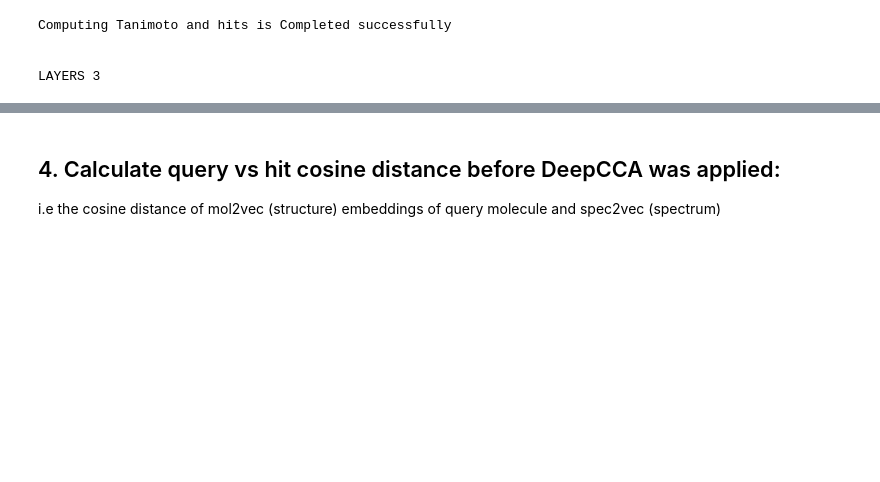
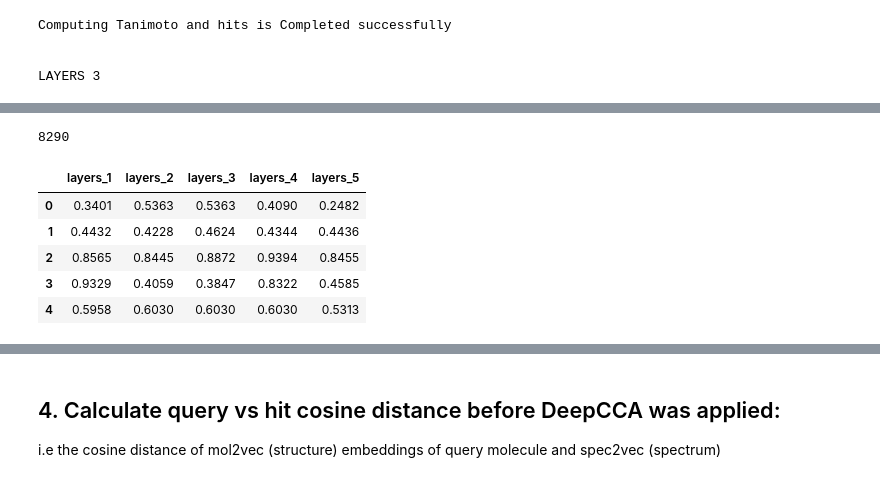
Before and after one commit to LukaLmelias/DeepCCA_thesis, a Jupyter notebook: spectra_structure_prediction.ipynb, the cells around one changed output, grey strips where cells are left out. Drawn from its saved outputs; the diff is of its cells as text; code cells hidden in the pictures; blank space fills up the shorter version.

```diff
--- a/spectra_structure_prediction.ipynb
+++ b/spectra_structure_prediction.ipynb
@@ -669,0 +688,19 @@ LAYERS 3
+# %%
+len(layers_tanis[3])
+# %% [output]
+8290
+# %%
+layers_df = pd.DataFrame({'layers_1':layers_tanis[0],
+                       'layers_2':layers_tanis[1],
+                       'layers_3':layers_tanis[2],
+                       'layers_4':layers_tanis[3],
+                       'layers_5':layers_tanis[4],
+                         })
+layers_df.head(5)
+# %% [output]
+|  | layers_1 | layers_2 | layers_3 | layers_4 | layers_5 |
+| 0 | 0.3401 | 0.5363 | 0.5363 | 0.4090 | 0.2482 |
+| 1 | 0.4432 | 0.4228 | 0.4624 | 0.4344 | 0.4436 |
+| 2 | 0.8565 | 0.8445 | 0.8872 | 0.9394 | 0.8455 |
+| 3 | 0.9329 | 0.4059 | 0.3847 | 0.8322 | 0.4585 |
+| 4 | 0.5958 | 0.6030 | 0.6030 | 0.6030 | 0.5313 |
```
Also changed, not shown: parts of 4 cells of this notebook.
